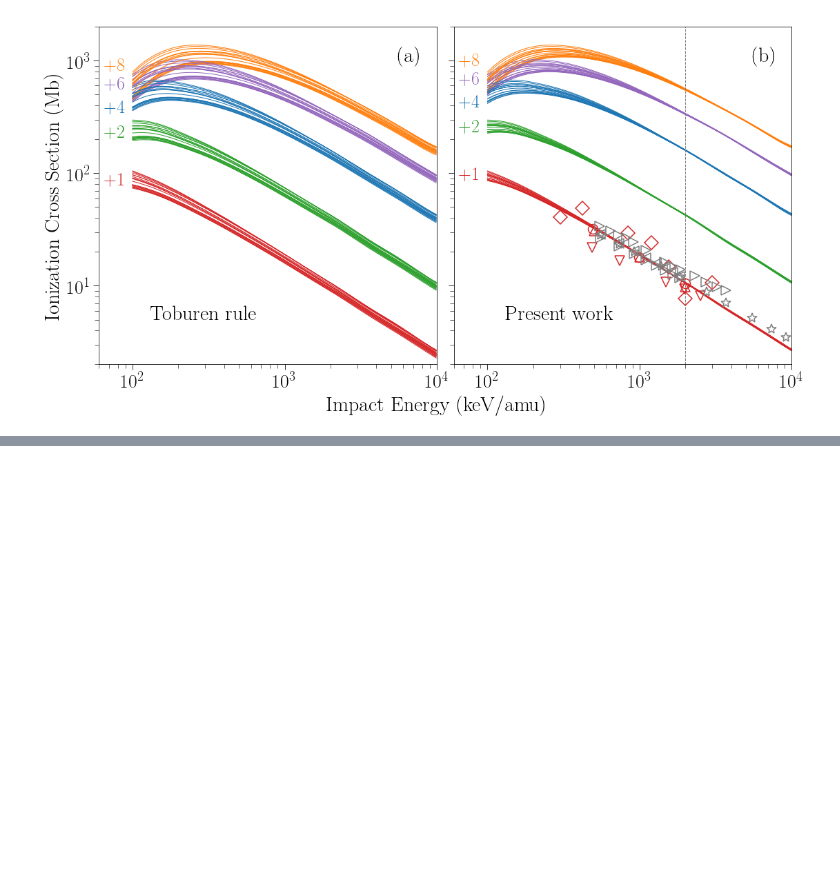
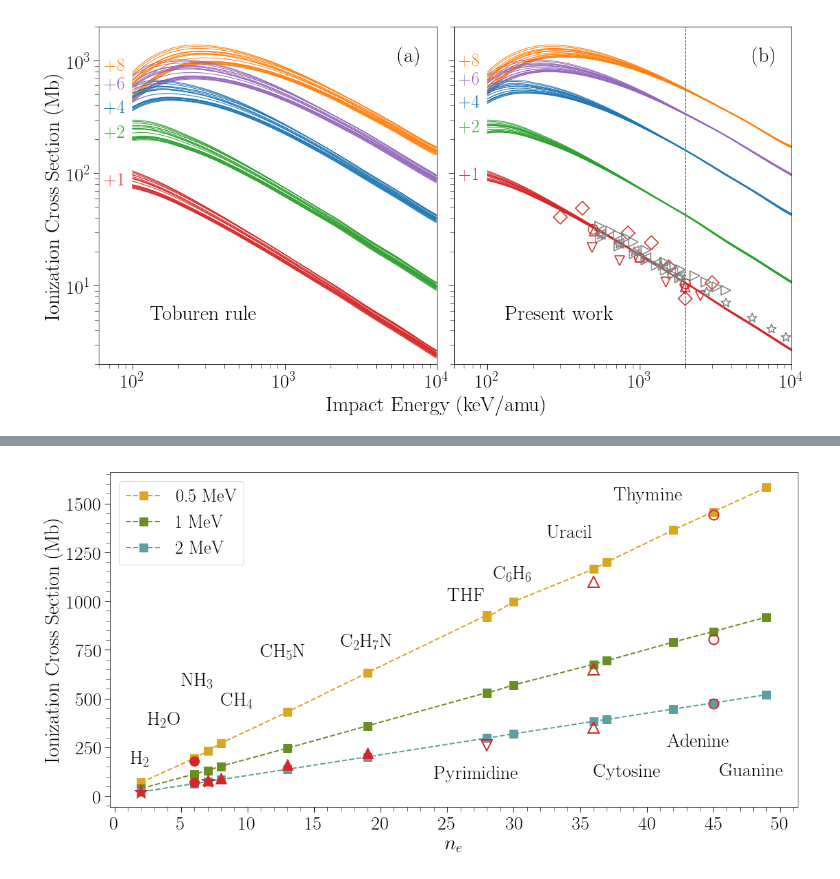
Before and after one commit to xiaogaogaoxiao/ionmol_stoi, a Jupyter notebook: figuras/graphs/molscaling.ipynb, the cells around one changed output, grey strips where cells are left out. Cells and saved outputs as stored; diff of their text form; code cells hidden in the pictures; blank space fills up the shorter version.

Commit message:
new scale with ne fig

```diff
--- a/figuras/graphs/molscaling.ipynb
+++ b/figuras/graphs/molscaling.ipynb
@@ -732,0 +737,4 @@ plt.show()
+# %%
+cross_ne=pd.read_csv("data_recta.dat",sep=' ',delimiter='\s+',header='infer',skiprows=(1,2,3))
+# %%
+expH_ne=pd.read_csv("expH_recta.dat",sep=' ',delimiter='\s+',header='infer')
@@ -732,0 +762,48 @@ plt.show()
+# %%
+fig = plt.figure(figsize=(18,9))
+
+plt.rc('text', usetex=True)
+plt.rc('font', family='serif')
+
+ax1 = plt.subplot(111)
+plt.plot(cross_ne['Ne'],cross_ne['0.5MeV']*convMb,color='goldenrod',marker='s',markersize=12,markeredgewidth=1.,linestyle='--',linewidth=2,label='0.5 MeV')
+plt.plot(cross_ne['Ne'],cross_ne['1MeV']*convMb,color='olivedrab',marker='s',markersize=12,markeredgewidth=1.,linestyle='--',linewidth=2,label='1 MeV')
+plt.plot(cross_ne['Ne'],cross_ne['2MeV']*convMb,color='cadetblue',marker='s',markersize=12,markeredgewidth=1.,linestyle='--',linewidth=2,label='2 MeV')
+plt.plot(expH_ne['Ne'][0:2],expH_ne['a.u.'][0:2]*convMb,marker='*',markersize=22,color='tab:red',linestyle='none',label='_nolegend_')
+plt.plot(expH_ne['Ne'][2:4],expH_ne['a.u.'][2:4]*convMb,marker='o',markersize=14,color='tab:red',linestyle='none',label='_nolegend_')
+plt.plot(expH_ne['Ne'][4:8],expH_ne['a.u.'][4:8]*convMb,marker='^',markersize=16,color='tab:red',linestyle='none',label='_nolegend_')
+plt.plot(expH_ne['Ne'][8],expH_ne['a.u.'][8]*convMb,marker='v',markersize=16,markeredgewidth=2,color='tab:red',markerfacecolor='none',linestyle='none',label='_nolegend_')
+plt.plot(expH_ne['Ne'][9:12],expH_ne['a.u.'][9:12]*convMb,marker='^',markersize=16,markeredgewidth=2,color='tab:red',markerfacecolor='none',linestyle='none',label='_nolegend_')
+plt.plot(expH_ne['Ne'][12:],expH_ne['a.u.'][12:]*convMb,marker='o',markersize=14,markeredgewidth=2,color='tab:red',markerfacecolor='none',linestyle='none',label='_nolegend_')
+
+plt.xlabel("$n_e$", fontsize=30,labelpad=5)
+plt.ylabel("Ionization Cross Section (Mb)", fontsize=30,labelpad=5)
+
+ax1.yaxis.set_major_locator(MultipleLocator(250));
+ax1.yaxis.set_minor_locator(MultipleLocator(50));
+ax1.xaxis.set_major_locator(MultipleLocator(5));
+ax1.xaxis.set_minor_locator(MultipleLocator(1));
+ax1.tick_params(which='major', labelsize=28,length=8);
+ax1.tick_params(which='minor', length=6)
+ax1.legend(loc='upper left',fontsize=26,ncol=1)
+
+plt.text(1.2, 150, r'H$_2$',fontsize=28)
+plt.text(2.5, 350, r'H$_2$O',fontsize=28)
+plt.text(5, 550, r'NH$_3$',fontsize=28)
+plt.text(8, 450, r'CH$_4$',fontsize=28)
+plt.text(11, 700, r'CH$_5$N',fontsize=28)
+plt.text(17, 750, r'C$_2$H$_7$N',fontsize=28)
+plt.text(25, 1000, 'THF',fontsize=28)
+plt.text(28.5, 1100, r'C$_6$H$_6$',fontsize=28)
+plt.text(32.5, 1320, 'Uracil',fontsize=28)
+plt.text(37.5, 1520, 'Thymine',fontsize=28)
+
+plt.text(24, 90, 'Pyrimidine',fontsize=28)
+plt.text(36, 100, 'Cytosine',fontsize=28)
+plt.text(41.5, 250, 'Adenine',fontsize=28)
+plt.text(45.5, 100, 'Guanine',fontsize=28)
+
+plt.savefig("../scale_ne.eps",bbox_inches='tight')
+plt.show()
+# %% [output]
+[figure, added]
```
Also changed, not shown: parts of 4 cells of this notebook, 16 other files.
